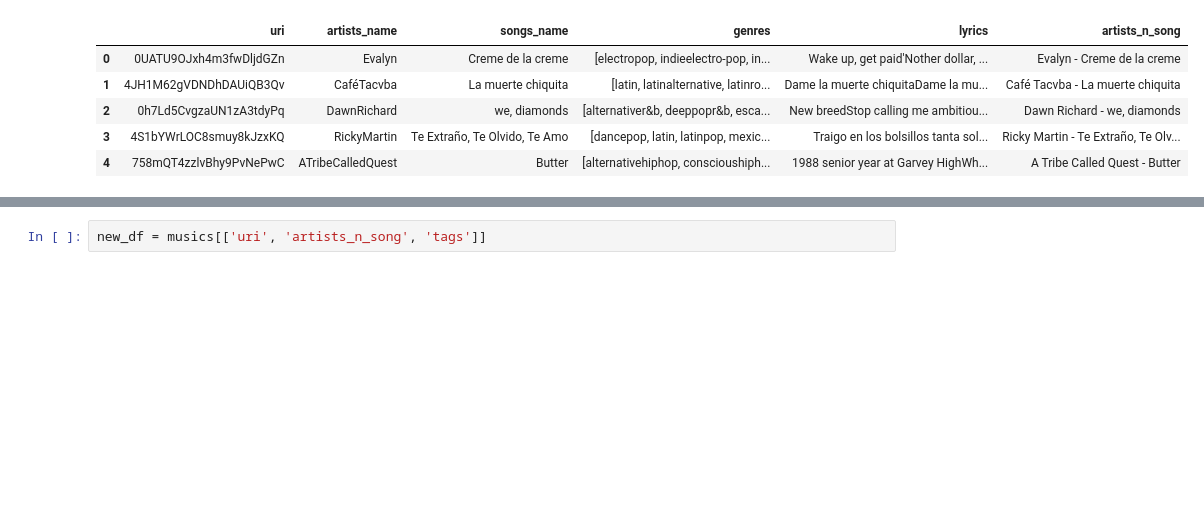
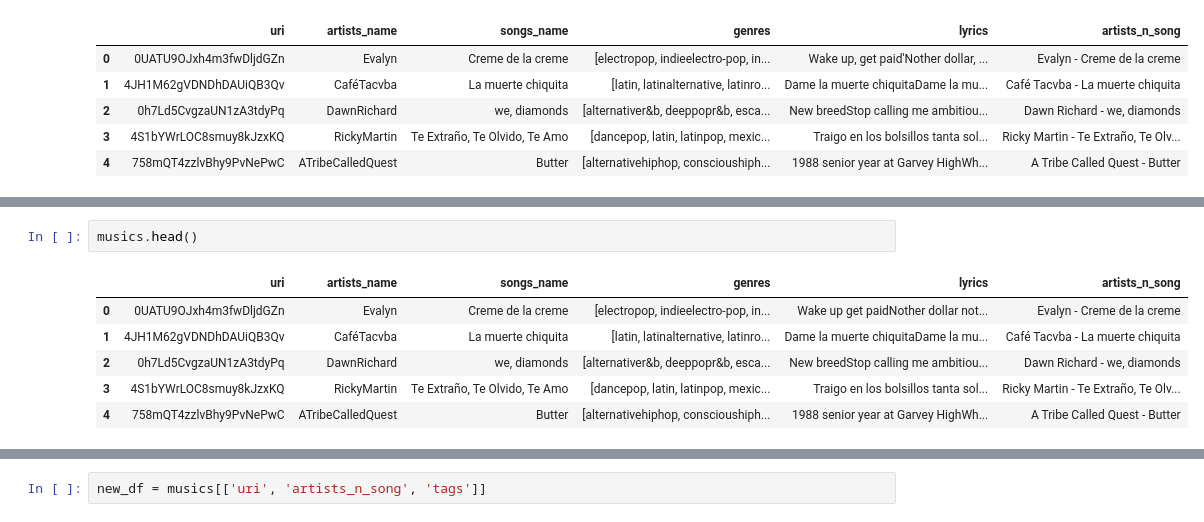
Before and after one commit to musangking15/sistem-rekomendasi-musik, a Jupyter notebook: data.ipynb, the cells around one changed output, grey strips where cells are left out. Saved outputs shown, nothing was run; the diff lists cells and outputs as text; blank space fills up the shorter version.

```diff
--- a/data.ipynb
+++ b/data.ipynb
@@ -122,3 +131,12 @@ musics.head()
+# %%
+musics.head()
+# %% [output]
+|  | uri | artists_name | songs_name | genres | lyrics | artists_n_song |
+| 0 | 0UATU9OJxh4m3fwDljdGZn | Evalyn | Creme de la creme | [electropop, indieelectro-pop, in... | Wake up get paidNother dollar not... | Evalyn - Creme de la creme |
+| 1 | 4JH1M62gVDNDhDAUiQB3Qv | CaféTacvba | La muerte chiquita | [latin, latinalternative, latinro... | Dame la muerte chiquitaDame la mu... | Café Tacvba - La muerte chiquita |
+| 2 | 0h7Ld5CvgzaUN1zA3tdyPq | DawnRichard | we, diamonds | [alternativer&b, deeppopr&b, esca... | New breedStop calling me ambitiou... | Dawn Richard - we, diamonds |
+| 3 | 4S1bYWrLOC8smuy8kJzxKQ | RickyMartin | Te Extraño, Te Olvido, Te Amo | [dancepop, latin, latinpop, mexic... | Traigo en los bolsillos tanta sol... | Ricky Martin - Te Extraño, Te Olv... |
+| 4 | 758mQT4zzlvBhy9PvNePwC | ATribeCalledQuest | Butter | [alternativehiphop, conscioushiph... | 1988 senior year at Garvey HighWh... | A Tribe Called Quest - Butter |
 # %%
 #memisahkan per kata
 musics['lyrics'] = musics['lyrics'].apply(lambda x:x.split())
```
Also changed, not shown: parts of 11 cells of this notebook, 2 other files.
